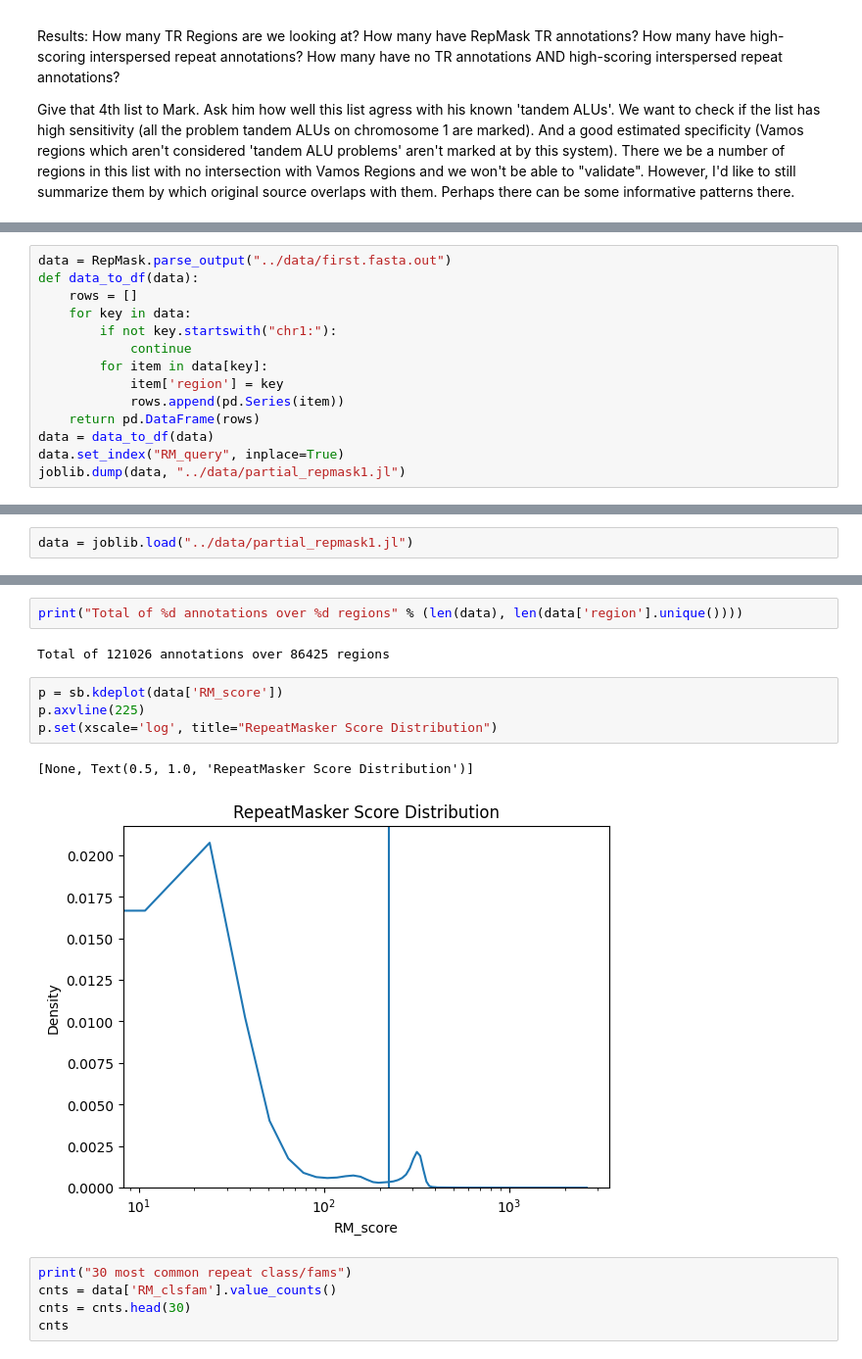
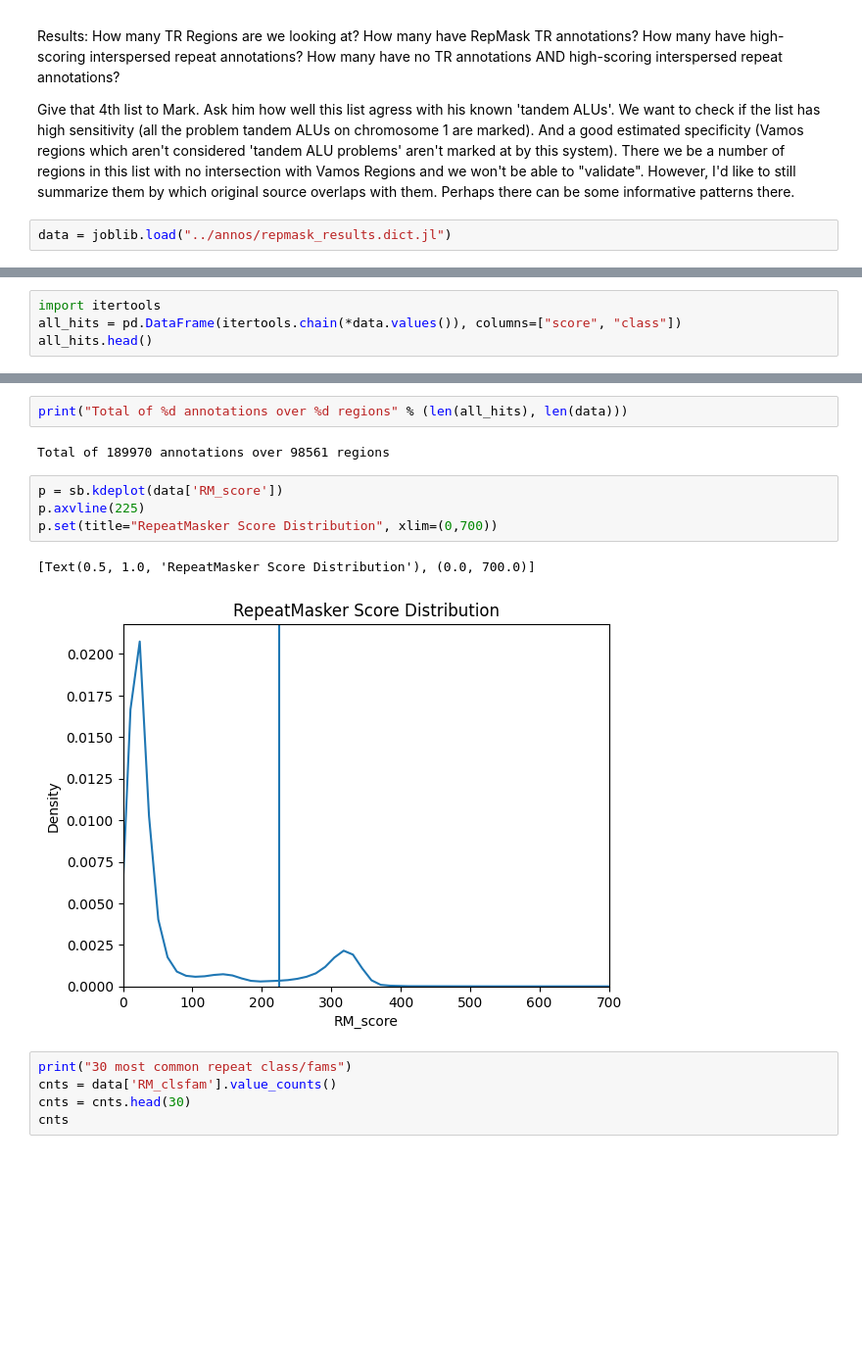
Before and after one commit to ACEnglish/adotto, a Jupyter notebook: regions/notebooks/Cleaning.ipynb, the cells around one changed output, grey strips where cells are left out. Shown at 98% size. Saved outputs shown, nothing was run; the diff lists cells and outputs as text; blank space fills up the shorter version.

Commit message:
regions
next version finished

```diff
--- a/regions/notebooks/Cleaning.ipynb
+++ b/regions/notebooks/Cleaning.ipynb
@@ -32,3 +32,5 @@ Give that 4th list to Mark. Ask him how well this list agress with his known 'ta
 We want to check if the list has high sensitivity (all the problem tandem ALUs on chromosome 1 are marked).
 And a good estimated specificity (Vamos regions which aren't considered 'tandem ALU problems' aren't marked at by this system).
 There we be a number of regions in this list with no intersection with Vamos Regions and we won't be able to "validate". However, I'd like to still summarize them by which original source overlaps with them. Perhaps there can be some informative patterns there.
+# %%
+data = joblib.load("../annos/repmask_results.dict.jl")
@@ -35,15 +41,5 @@ There we be a number of regions in this list with no intersection with Vamos Reg
 # %%
-data = RepMask.parse_output("../data/first.fasta.out")
-def data_to_df(data):
-    rows = []
-    for key in data:
-        if not key.startswith("chr1:"):
-            continue
-        for item in data[key]:
-            item['region'] = key
-            rows.append(pd.Series(item))
-    return pd.DataFrame(rows)
-data = data_to_df(data)
-data.set_index("RM_query", inplace=True)
-joblib.dump(data, "../data/partial_repmask1.jl")
+import itertools
+all_hits = pd.DataFrame(itertools.chain(*data.values()), columns=["score", "class"])
+all_hits.head()
 # %% [output]
@@ -51,2 +51,0 @@ KeyboardInterrupt:
-# %%
-data = joblib.load("../data/partial_repmask1.jl")
@@ -63,14 +52,14 @@ data.head()
 # %%
-print("Total of %d annotations over %d regions" % (len(data), len(data['region'].unique())))
+print("Total of %d annotations over %d regions" % (len(all_hits), len(data)))
 # %% [output]
-Total of 121026 annotations over 86425 regions
+Total of 189970 annotations over 98561 regions
 # %%
 p = sb.kdeplot(data['RM_score'])
 p.axvline(225)
-p.set(xscale='log', title="RepeatMasker Score Distribution")
+p.set(title="RepeatMasker Score Distribution", xlim=(0,700))
 # %% [output]
-[None, Text(0.5, 1.0, 'RepeatMasker Score Distribution')]
+[Text(0.5, 1.0, 'RepeatMasker Score Distribution'), (0.0, 700.0)]
-[figure, old version]
+[figure, new version]
 # %%
 print("30 most common repeat class/fams")
 cnts = data['RM_clsfam'].value_counts()
```
Also changed, not shown: parts of 3 cells of this notebook, 2 other files.
